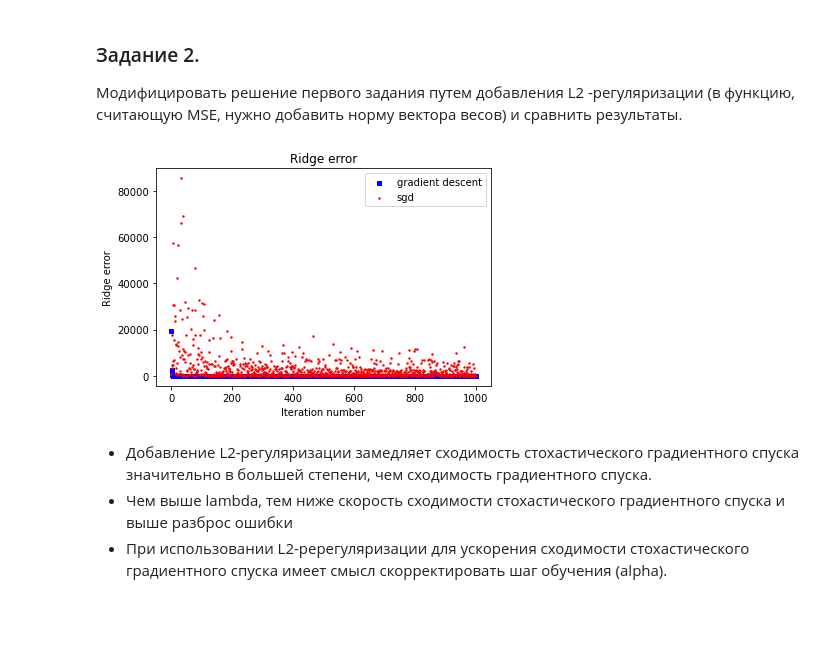
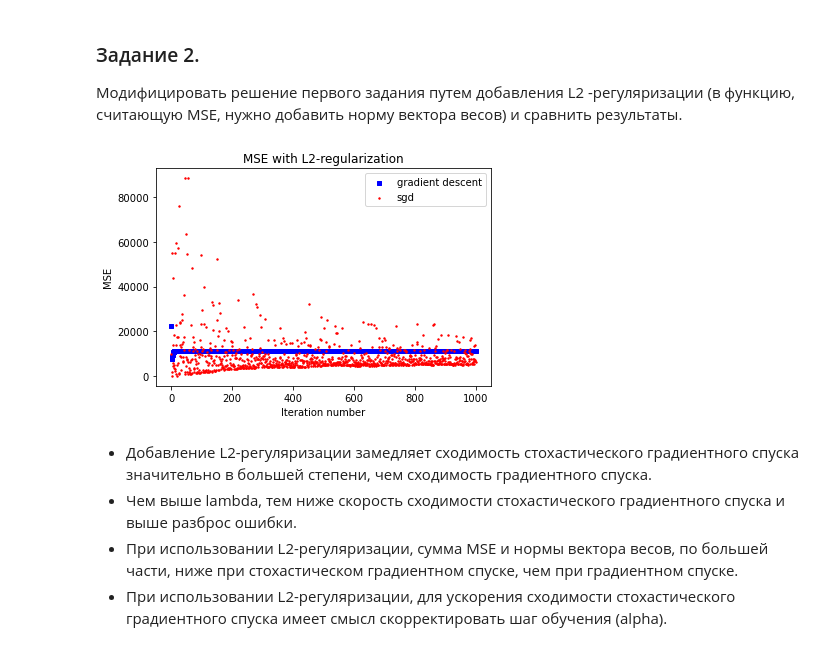
Before and after one commit to Yanina-Kutovaya/Algorithms, a Jupyter notebook: 2_sgd.ipynb, the cells around one changed output. Cells and saved outputs as stored; diff of their text form; code cells hidden in the pictures; blank space fills up the shorter version.

```diff
--- a/2_sgd.ipynb
+++ b/2_sgd.ipynb
@@ -10,6 +10,10 @@ from sklearn.datasets import make_regression
 def calc_mse(y, y_pred):
     err = np.mean((y - y_pred)**2)
     return err
+# %%
+def calc_mse_L2(y, y_pred, lambda_, W):
+    err = np.mean((y - y_pred)**2) + lambda_ * np.dot(W.T, W)
+    return err
 # %%
 def cost_history(alpha, n_iter, gd_type='gd', reg = 'lr'):
     W = np.ones(X.shape[1])
@@ -18,24 +22,24 @@ def cost_history(alpha, n_iter, gd_type='gd', reg = 'lr'):
         if (reg == 'lr') and (gd_type == 'gd'):
             y_pred = np.dot(X, W)
             err = calc_mse(y, y_pred)
-            W -= (alpha * (1/n * 2 * np.dot(X.T,(y_pred - y))))
+            W -= alpha * 2 / n * np.dot(X.T,(y_pred - y))
 
         elif (reg == 'lr') and (gd_type == 'sgd'):
             train_ind = np.random.randint(X.shape[0])
             y_pred = np.dot(X[train_ind], W)
             err = calc_mse(y[train_ind], y_pred)
-            W -= (alpha * (1/n * 2 * np.dot(X[train_ind].T, (y_pred - y[train_ind]))))
+            W -= alpha * 2 / n * np.dot(X[train_ind].T, (y_pred - y[train_ind]))
 
         elif (reg == 'ridge') and (gd_type == 'gd'):
             y_pred = np.dot(X, W)
-            err = calc_mse(y, y_pred)
-            W -= (alpha * (2/n * (np.dot(X.T,(y_pred - y)) + lambda_ * W)))
+            err = calc_mse_L2(y, y_pred, lambda_, W)
+            W -= alpha * 2 / n * (np.dot(X.T,(y_pred - y)) + lambda_ * W)
 
         elif (reg == 'ridge') and (gd_type == 'sgd'):
             train_ind = np.random.randint(X.shape[0])
             y_pred = np.dot(X[train_ind], W)
-            err = calc_mse(y[train_ind], y_pred)
-            W -= (alpha * (2/n * (np.dot(X[train_ind].T, (y_pred - y[train_ind])) + lambda_ * W)))
+            err = calc_mse_L2(y[train_ind], y_pred, lambda_, W)
+            W -= alpha * 2 / n * (np.dot(X[train_ind].T, (y_pred - y[train_ind])) + lambda_ * W)
 
         cost_history.append(err)
     return cost_history
@@ -66,21 +70,22 @@ plt.show()
 # %%
 lambda_ = 0.5
 alpha = 0.25
 n_iter = 1000
 fig = plt.figure()
 ax1 = fig.add_subplot(111)
 
 ax1.scatter(range(n_iter), cost_history(alpha, n_iter, 'gd', 'ridge'), s=20, c='b', marker="s", label='gradient descent')
 ax1.scatter(range(n_iter), cost_history(alpha, n_iter, 'sgd', 'ridge'), s=2, c='r', marker="o", label='sgd')
 
-plt.title('Ridge error')
+plt.title('MSE with L2-regularization')
 plt.xlabel('Iteration number')
-plt.ylabel('Ridge error')
+plt.ylabel('MSE')
 plt.legend(loc='upper right');
 plt.show()
 # %% [output]
-[figure, old version]
+[figure, new version]
 # %% [markdown]
 * Добавлениe L2-регуляризации замедляет сходимость стохастического градиентного спуска значительно в большей степени, чем сходимость градиентного спуска.
-* Чем выше lambda, тем ниже скорость сходимости стохастического градиентного спуска и выше разброс ошибки
-* При использовании L2-ререгуляризации для ускорения сходимости стохастического градиентного спуска имеет смысл скорректировать шаг обучения (alpha).
+* Чем выше lambda, тем ниже скорость сходимости стохастического градиентного спуска и выше разброс ошибки.
+* При использовании L2-регуляризации, сумма MSE и нормы вектора весов, по большей части, ниже при стохастическом градиентном спуске, чем при градиентном спуске.
+* При использовании L2-регуляризации, для ускорения сходимости стохастического градиентного спуска имеет смысл скорректировать шаг обучения (alpha).
```
Also changed, not shown: parts of 1 cell of this notebook.
